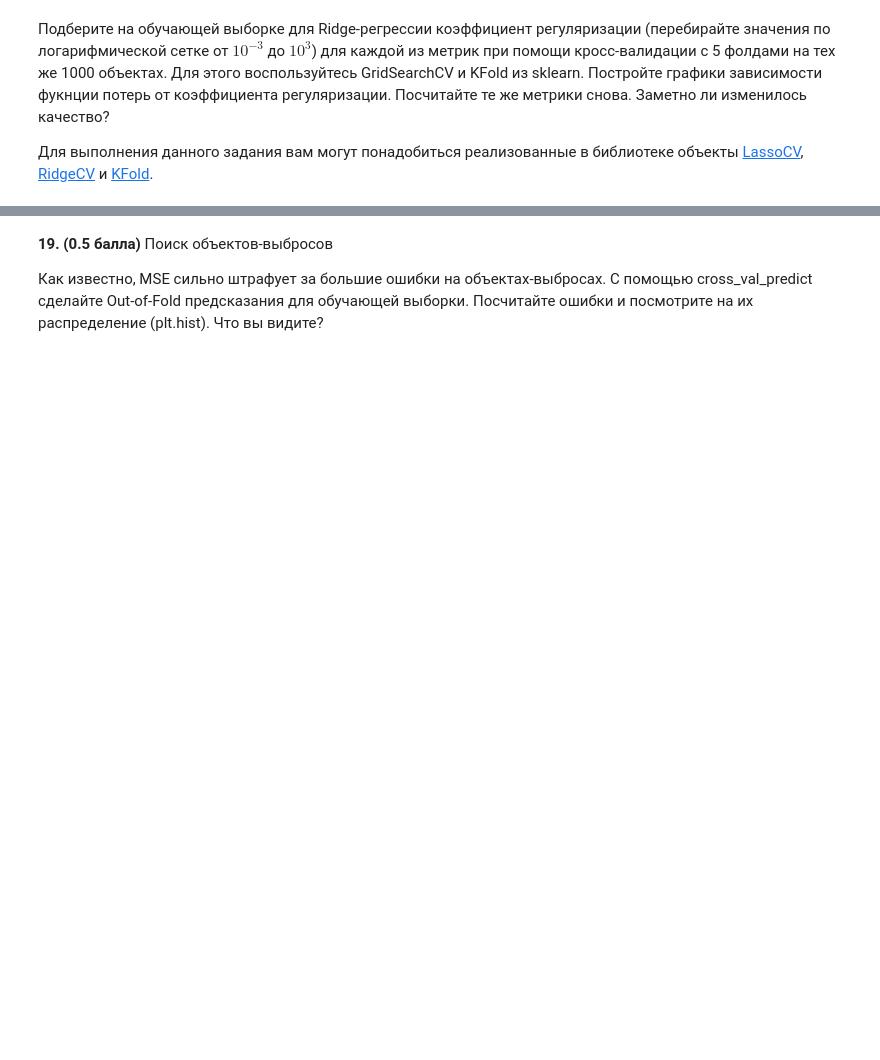
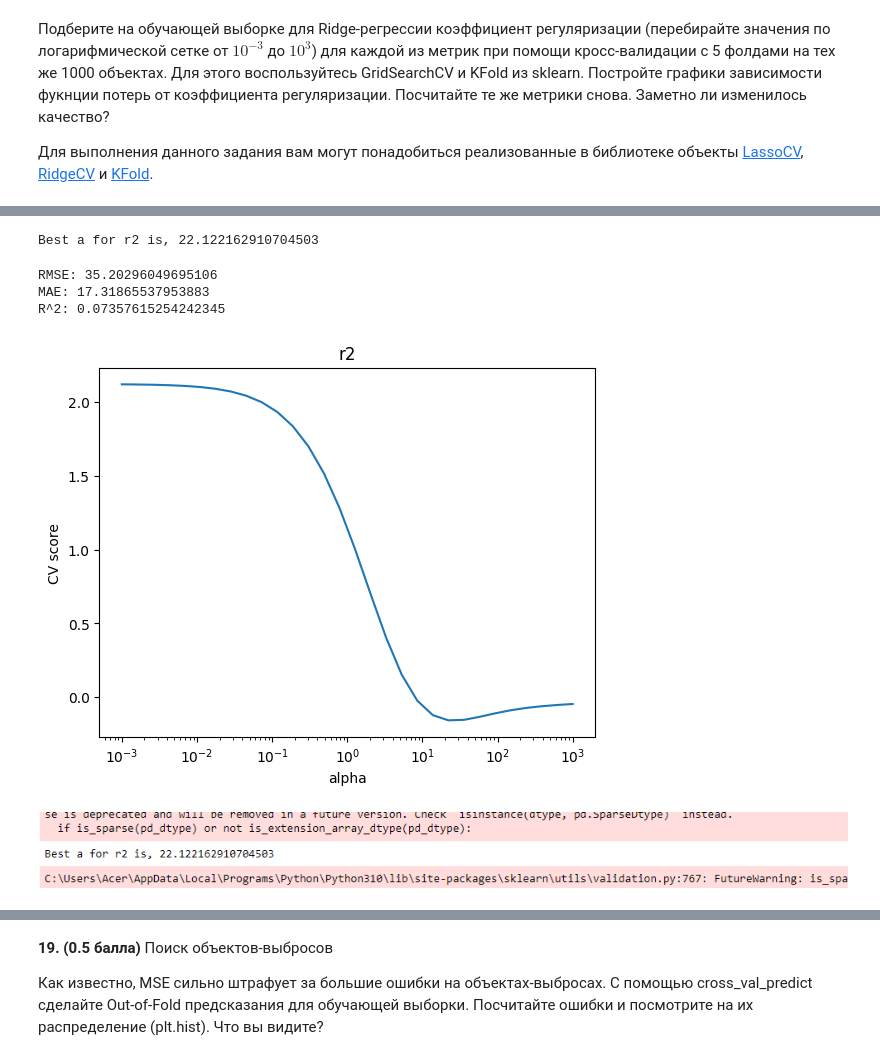
Before and after one commit to ElizavetaPermyakova/MachineLearning2023, a Jupyter notebook: homework 02/homework-practice-02-linregr.ipynb, the cells around one changed output, grey strips where cells are left out. Drawn from its saved outputs; the diff is of its cells as text; code cells hidden in the pictures; blank space fills up the shorter version.

```diff
--- a/homework 02/homework-practice-02-linregr.ipynb
+++ b/homework 02/homework-practice-02-linregr.ipynb
@@ -697,0 +808,11 @@ $$MSE_{L2}(X, y) = \frac{1}{l} \sum_{i=1}^l (<w, x_i> - y_i)^2 + \alpha ||w||_2^
+# %%
+best_alpha = search_best_alpha('r2', X_train_train, y_train_train)
+Ridge_metrics(X_train_train, y_train_train, X_test, y_test, best_alpha)
+# %% [output]
+Best a for r2 is, 22.122162910704503
+RMSE: 35.20296049695106
+MAE: 17.31865537953883
+R^2: 0.07357615254242345
+[figure, added]
+# %% [markdown]
+![image.png](attachment:image.png)
```
Also changed, not shown: parts of 29 cells of this notebook.
